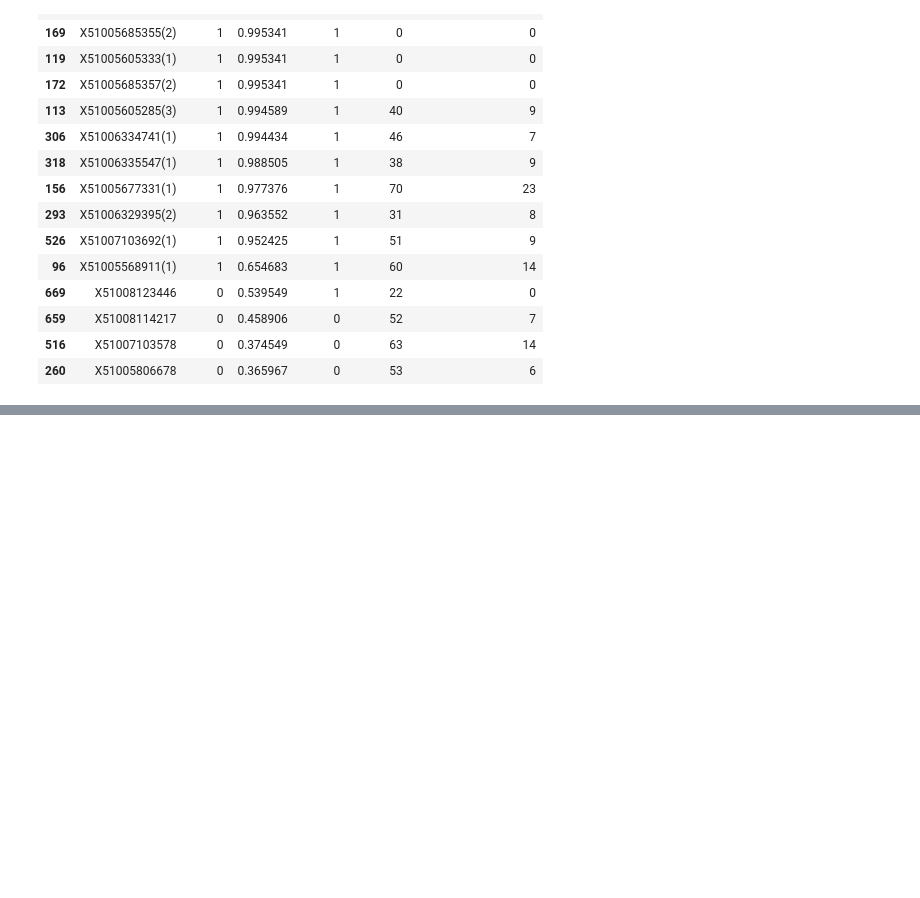
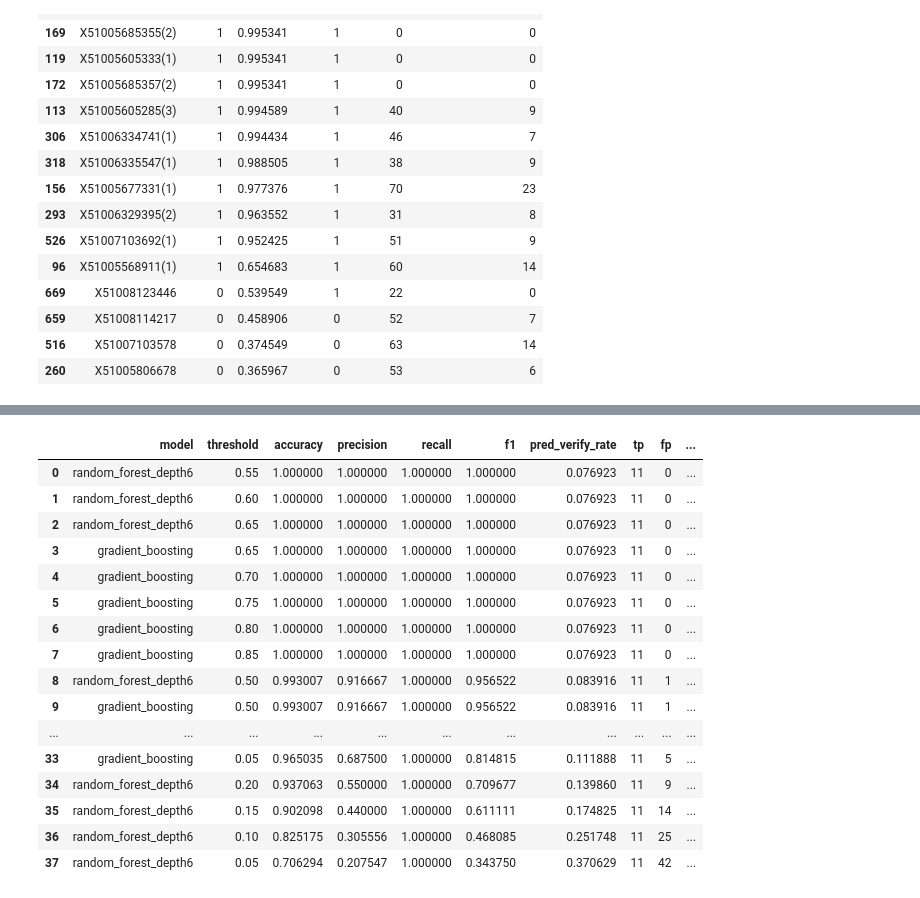
Before and after one commit to codylejang/Gated-Risk-MCP, a Jupyter notebook: notebooks/sroie_light_models.ipynb, the cells around one changed output, grey strips where cells are left out. Drawn from its saved outputs; the diff is of its cells as text; code cells hidden in the pictures; blank space fills up the shorter version.

```diff
--- a/notebooks/sroie_light_models.ipynb
+++ b/notebooks/sroie_light_models.ipynb
@@ -266,0 +276,35 @@ display(
+# %%
+# fit rf and gb once, then collect metrics across thresholds
+from sklearn.metrics import accuracy_score, precision_score, recall_score, f1_score
+
+rf.fit(X_train, y_train)
+gb.fit(X_train, y_train)
+
+rf_scores = rf.predict_proba(X_test)[:, 1]
+gb_scores = gb.predict_proba(X_test)[:, 1]
+
+rows = []
+
+for model_name, scores in [
+    ("random_forest_depth6", rf_scores),
+    ("gradient_boosting", gb_scores),
+]:
+    for threshold in threshold_grid:
+        y_pred = (scores >= threshold).astype(int)
+
+        rows.append({
+            "model": model_name,
+            "threshold": threshold,
+            "accuracy": accuracy_score(y_test, y_pred),
+            "precision": precision_score(y_test, y_pred, zero_division=0),
+            "recall": recall_score(y_test, y_pred, zero_division=0),
+            "f1": f1_score(y_test, y_pred, zero_division=0),
+            "pred_verify_rate": y_pred.mean(),
+            "tp": int(((y_test == 1) & (y_pred == 1)).sum()),
+            "fp": int(((y_test == 0) & (y_pred == 1)).sum()),
+            "tn": int(((y_test == 0) & (y_pred == 0)).sum()),
+            "fn": int(((y_test == 1) & (y_pred == 0)).sum()),
+        })
+
+threshold_results_df = pd.DataFrame(rows)
+display(threshold_results_df.head(10))
@@ -266,0 +323,26 @@ display(
+# %%
+# sort the threshold grid results by f1, then recall, then precision
+threshold_ranked_df = threshold_results_df.sort_values(
+    ["f1", "recall", "precision", "accuracy"],
+    ascending=False,
+).reset_index(drop=True)
+
+display(threshold_ranked_df)
+# %% [output]
+|  | model | threshold | accuracy | precision | recall | f1 | pred_verify_rate | tp | fp | ... |
+| 0 | random_forest_depth6 | 0.55 | 1.000000 | 1.000000 | 1.000000 | 1.000000 | 0.076923 | 11 | 0 | ... |
+| 1 | random_forest_depth6 | 0.60 | 1.000000 | 1.000000 | 1.000000 | 1.000000 | 0.076923 | 11 | 0 | ... |
+| 2 | random_forest_depth6 | 0.65 | 1.000000 | 1.000000 | 1.000000 | 1.000000 | 0.076923 | 11 | 0 | ... |
+| 3 | gradient_boosting | 0.65 | 1.000000 | 1.000000 | 1.000000 | 1.000000 | 0.076923 | 11 | 0 | ... |
+| 4 | gradient_boosting | 0.70 | 1.000000 | 1.000000 | 1.000000 | 1.000000 | 0.076923 | 11 | 0 | ... |
+| 5 | gradient_boosting | 0.75 | 1.000000 | 1.000000 | 1.000000 | 1.000000 | 0.076923 | 11 | 0 | ... |
+| 6 | gradient_boosting | 0.80 | 1.000000 | 1.000000 | 1.000000 | 1.000000 | 0.076923 | 11 | 0 | ... |
+| 7 | gradient_boosting | 0.85 | 1.000000 | 1.000000 | 1.000000 | 1.000000 | 0.076923 | 11 | 0 | ... |
+| 8 | random_forest_depth6 | 0.50 | 0.993007 | 0.916667 | 1.000000 | 0.956522 | 0.083916 | 11 | 1 | ... |
+| 9 | gradient_boosting | 0.50 | 0.993007 | 0.916667 | 1.000000 | 0.956522 | 0.083916 | 11 | 1 | ... |
+| ... | ... | ... | ... | ... | ... | ... | ... | ... | ... | ... |
+| 33 | gradient_boosting | 0.05 | 0.965035 | 0.687500 | 1.000000 | 0.814815 | 0.111888 | 11 | 5 | ... |
+| 34 | random_forest_depth6 | 0.20 | 0.937063 | 0.550000 | 1.000000 | 0.709677 | 0.139860 | 11 | 9 | ... |
+| 35 | random_forest_depth6 | 0.15 | 0.902098 | 0.440000 | 1.000000 | 0.611111 | 0.174825 | 11 | 14 | ... |
+| 36 | random_forest_depth6 | 0.10 | 0.825175 | 0.305556 | 1.000000 | 0.468085 | 0.251748 | 11 | 25 | ... |
+| 37 | random_forest_depth6 | 0.05 | 0.706294 | 0.207547 | 1.000000 | 0.343750 | 0.370629 | 11 | 42 | ... |
```
Also changed, not shown: parts of 7 cells of this notebook, 1 other file.
